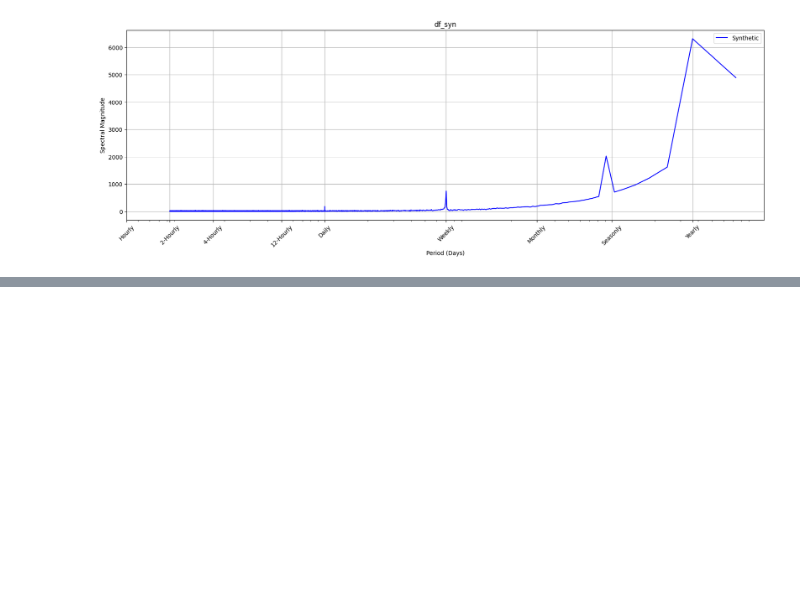
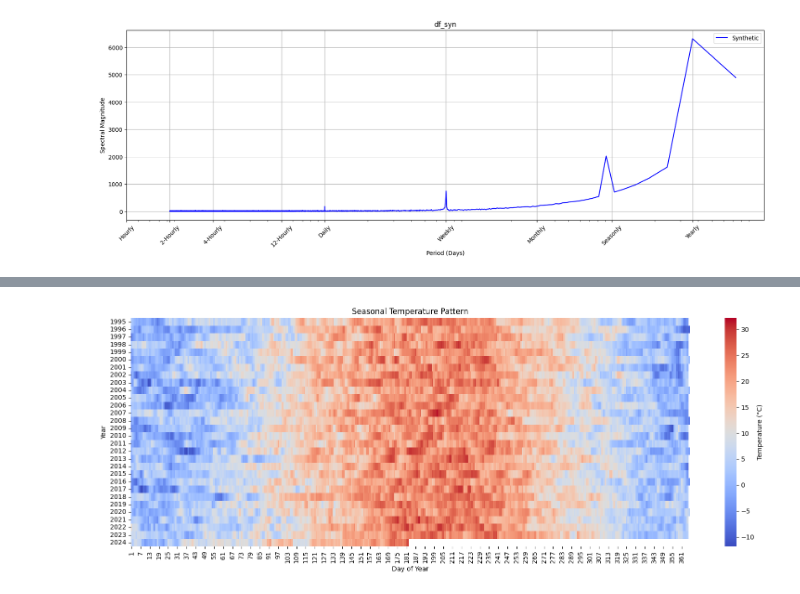
Before and after one commit to baliant/Thesis, a Jupyter notebook: FourierTransformation.ipynb, the cells around one changed output, grey strips where cells are left out. Saved outputs shown, nothing was run; the diff lists cells and outputs as text; code cells hidden in the pictures; blank space fills up the shorter version.

```diff
--- a/FourierTransformation.ipynb
+++ b/FourierTransformation.ipynb
@@ -208,0 +221,22 @@ Top K Frequencies DataFrame:
+# %%
+# https://medium.com/@spectalizer/a-short-guide-to-temporal-heat-maps-eef64deee0a1
+df_climate['year'] = df_climate.index.year
+df_climate['day_of_year'] = df_climate.index.dayofyear
+
+seasonal_temp_pivot = df_climate.pivot_table(
+    index='year',
+    columns='day_of_year',
+    values='tg',
+    aggfunc='mean'
+)
+
+
+plt.figure(figsize=(16, 6))
+sns.heatmap(seasonal_temp_pivot, cmap='coolwarm', cbar_kws={'label': 'Temperature (°C)'})
+plt.title("Seasonal Temperature Pattern")
+plt.xlabel("Day of Year")
+plt.ylabel("Year")
+plt.tight_layout()
+plt.show()
+# %% [output]
+[figure, added]
```
Also changed, not shown: parts of 5 cells of this notebook.
